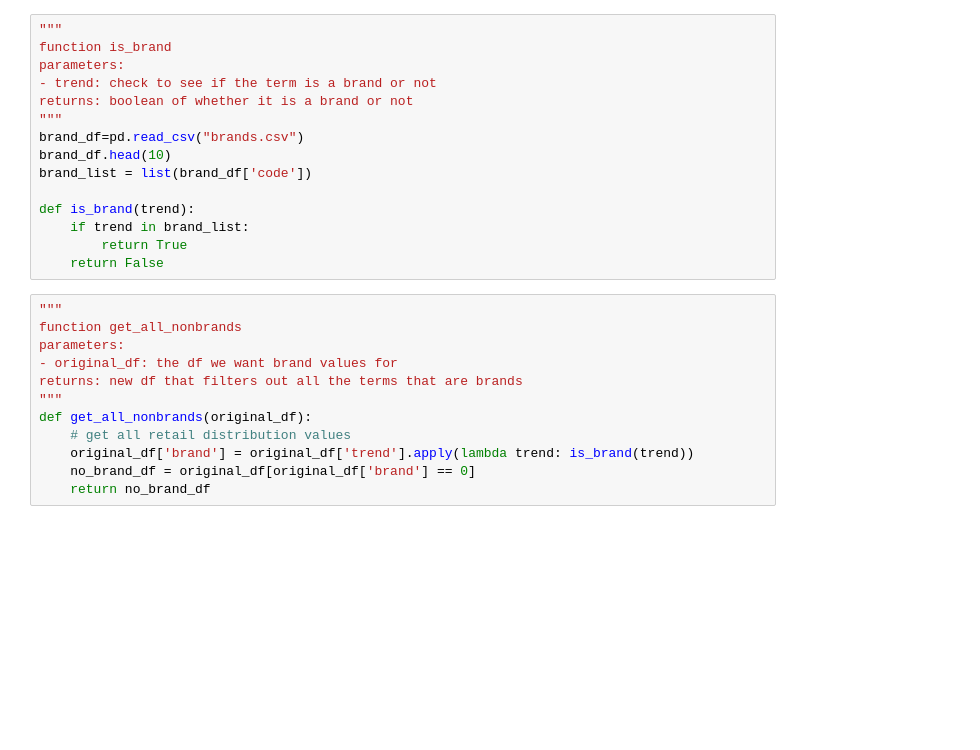
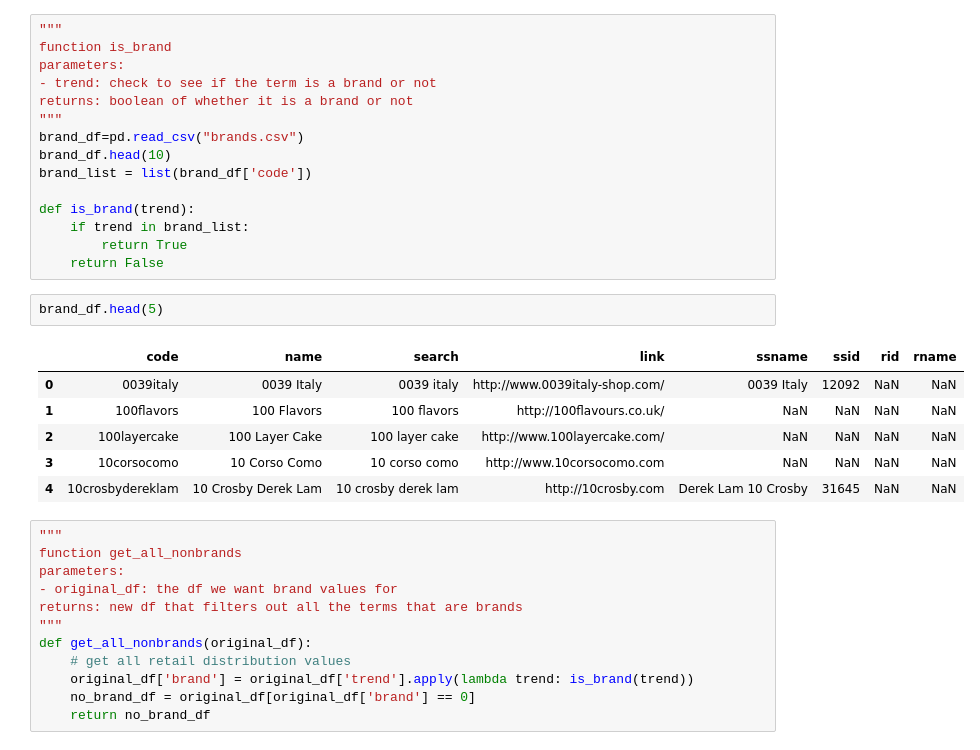
Before and after one commit to belindazeng/search, a Jupyter notebook: Hashtags Improved.ipynb, the cells around one changed output. Cells and saved outputs as stored; diff of their text form; blank space fills up the shorter version.

```diff
--- a/Hashtags Improved.ipynb
+++ b/Hashtags Improved.ipynb
@@ -266,6 +266,15 @@ def is_brand(trend):
     if trend in brand_list:
         return True
     return False
+# %%
+brand_df.head(5)
+# %% [output]
+|  | code | name | search | link | ssname | ssid | rid | rname |
+| 0 | 0039italy | 0039 Italy | 0039 italy | http://www.0039italy-shop.com/ | 0039 Italy | 12092 | NaN | NaN |
+| 1 | 100flavors | 100 Flavors | 100 flavors | http://100flavours.co.uk/ | NaN | NaN | NaN | NaN |
+| 2 | 100layercake | 100 Layer Cake | 100 layer cake | http://www.100layercake.com/ | NaN | NaN | NaN | NaN |
+| 3 | 10corsocomo | 10 Corso Como | 10 corso como | http://www.10corsocomo.com | NaN | NaN | NaN | NaN |
+| 4 | 10crosbydereklam | 10 Crosby Derek Lam | 10 crosby derek lam | http://10crosby.com | Derek Lam 10 Crosby | 31645 | NaN | NaN |
 # %%
 """
 function get_all_nonbrands
```
Also changed, not shown: 6 other files.
